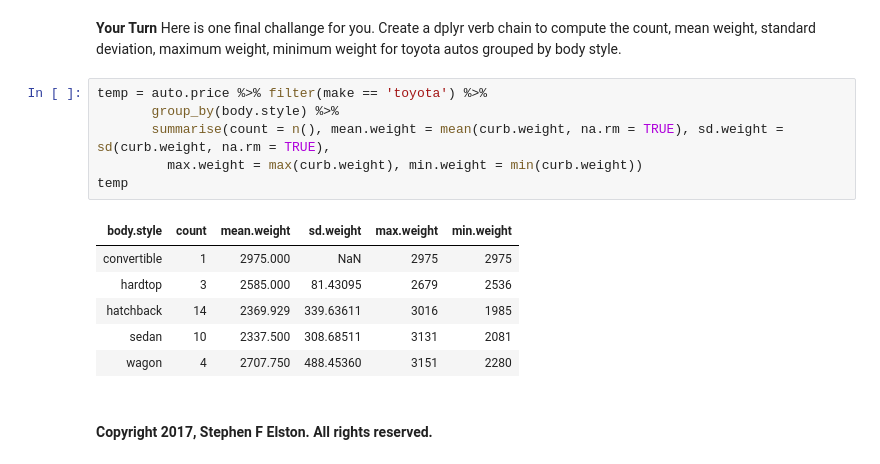
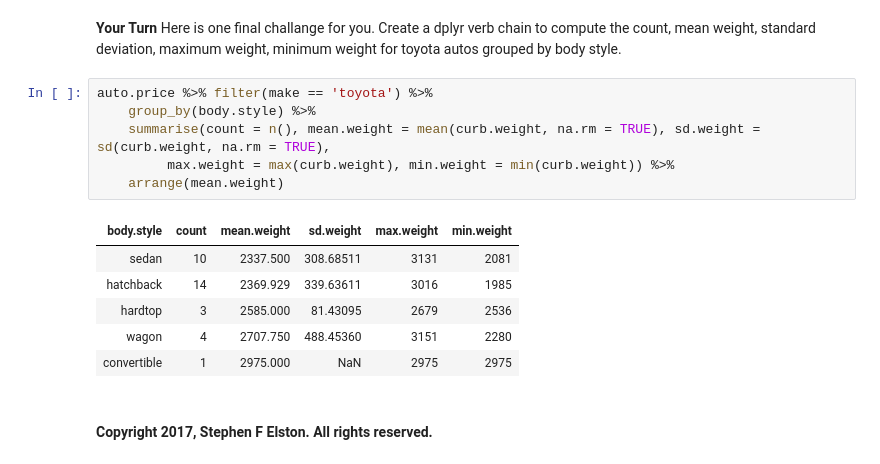
Before and after one commit to StephenElston/DataScience350, a Jupyter notebook: Lecture3/DataMungingdplyr.ipynb, the cells around one changed output. Saved outputs shown, nothing was run; the diff lists cells and outputs as text.

```diff
--- a/Lecture3/DataMungingdplyr.ipynb
+++ b/Lecture3/DataMungingdplyr.ipynb
@@ -314,17 +339,17 @@ auto.price %>% group_by(drive.wheels) %>%
 # %% [markdown]
 **Your Turn** Here is one final challange for you. Create a dplyr verb chain to compute the count, mean weight, standard deviation, maximum weight, minimum weight for toyota autos grouped by body style.
 # %%
-temp = auto.price %>% filter(make == 'toyota') %>%
-       group_by(body.style) %>%
-       summarise(count = n(), mean.weight = mean(curb.weight, na.rm = TRUE), sd.weight = sd(curb.weight, na.rm = TRUE),
-         max.weight = max(curb.weight), min.weight = min(curb.weight))
-temp
+auto.price %>% filter(make == 'toyota') %>%
+    group_by(body.style) %>%
+    summarise(count = n(), mean.weight = mean(curb.weight, na.rm = TRUE), sd.weight = sd(curb.weight, na.rm = TRUE),
+         max.weight = max(curb.weight), min.weight = min(curb.weight)) %>%
+    arrange(mean.weight)
 # %% [output]
 | body.style | count | mean.weight | sd.weight | max.weight | min.weight |
+| sedan | 10 | 2337.500 | 308.68511 | 3131 | 2081 |
+| hatchback | 14 | 2369.929 | 339.63611 | 3016 | 1985 |
+| hardtop | 3 | 2585.000 | 81.43095 | 2679 | 2536 |
+| wagon | 4 | 2707.750 | 488.45360 | 3151 | 2280 |
 | convertible | 1 | 2975.000 | NaN | 2975 | 2975 |
-| hardtop | 3 | 2585.000 | 81.43095 | 2679 | 2536 |
-| hatchback | 14 | 2369.929 | 339.63611 | 3016 | 1985 |
-| sedan | 10 | 2337.500 | 308.68511 | 3131 | 2081 |
-| wagon | 4 | 2707.750 | 488.45360 | 3151 | 2280 |
 # %% [markdown]
 #### Copyright 2017, Stephen F Elston. All rights reserved.
```
Also changed, not shown: parts of 4 cells of this notebook, 2 other files.
